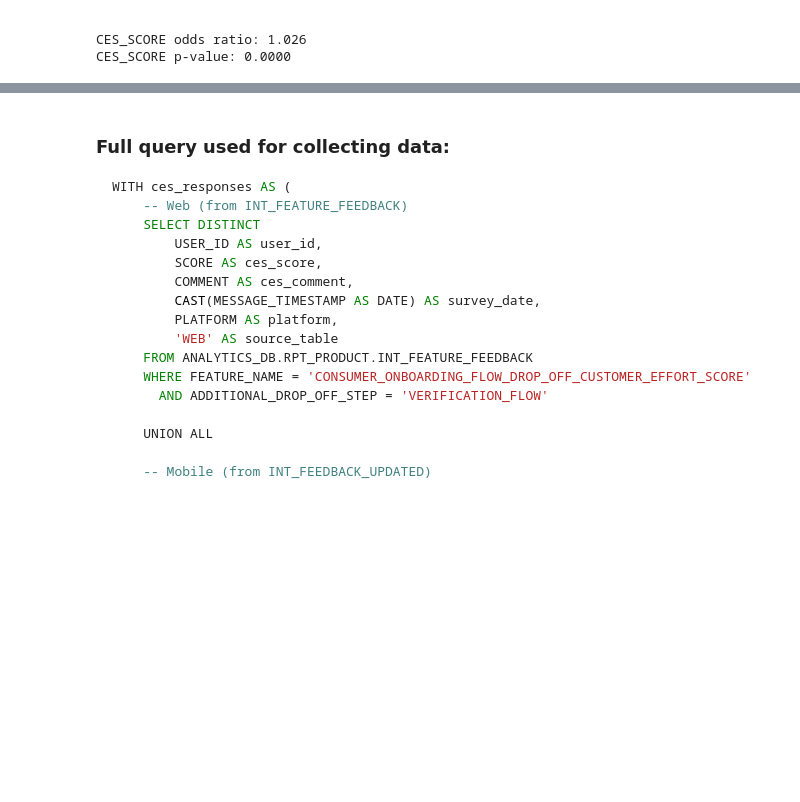
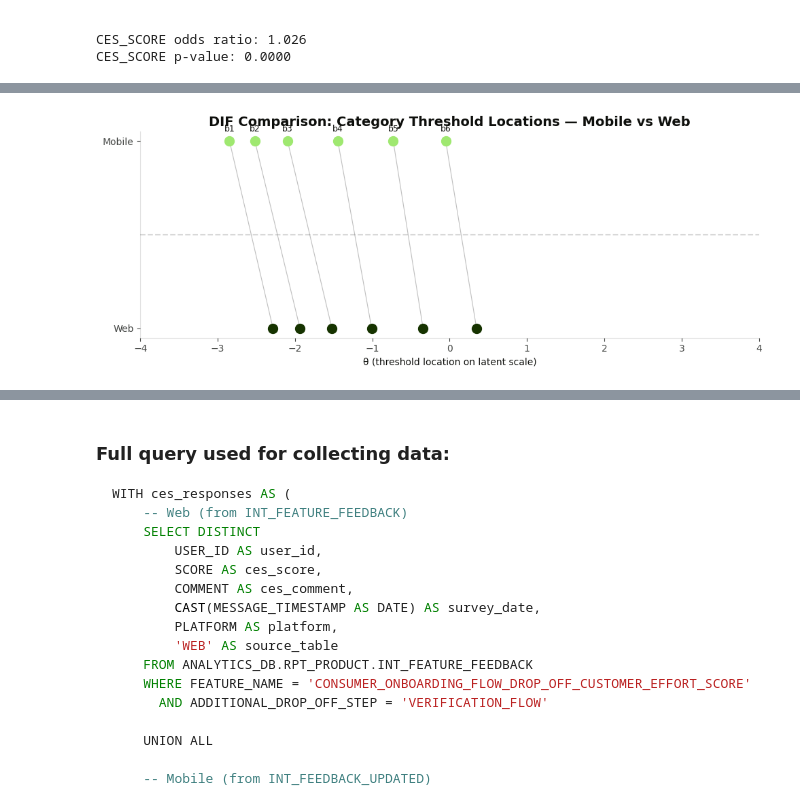
Before and after one commit to bcarroll-wise/Consumer-CES-and-Follow-On-Behavior, a Jupyter notebook: Personal CES and Transaction Followon.ipynb, the cells around one changed output, grey strips where cells are left out. Drawn from its saved outputs; the diff is of its cells as text; code cells hidden in the pictures; blank space fills up the shorter version.

```diff
--- a/Personal CES and Transaction Followon.ipynb
+++ b/Personal CES and Transaction Followon.ipynb
@@ -522,0 +755,63 @@ CES_SCORE p-value: 0.0000
+# %%
+# Differential Item Functioning (DIF): Do mobile vs web users interpret the scale differently?
+# Likelihood ratio test: compare constrained (same params) vs free (separate params) model
+
+print("=" * 70)
+print("DIFFERENTIAL ITEM FUNCTIONING — Mobile vs Web")
+print("=" * 70)
+
+# Mobile = ANDROID + iOS combined
+mobile_responses = df_irt[df_irt['PLATFORM'].isin(['ANDROID', 'IOS'])]['CES_SCORE_0'].values
+web_responses = df_irt[df_irt['PLATFORM'] == 'WEB']['CES_SCORE_0'].values
+
+a_mob, b_mob, nll_mob = fit_grm(mobile_responses)
+a_web, b_web, nll_web = fit_grm(web_responses)
+
+# Combined (constrained) model
+combined_responses = np.concatenate([mobile_responses, web_responses])
+a_comb, b_comb, nll_comb = fit_grm(combined_responses)
+
+# LR test: 2*(LL_free - LL_constrained)
+# Free model has 7 params per group (1 discrim + 6 thresh) * 2 = 14
+# Constrained has 7 params
+# df = 14 - 7 = 7
+lr_stat = 2 * (nll_comb - (nll_mob + nll_web))
+dif_df = 7
+dif_p = 1 - chi2.cdf(lr_stat, dif_df)
+
+print(f"\nMobile (n={len(mobile_responses):,}): a={a_mob:.3f}, thresholds={[f'{x:.2f}' for x in b_mob]}")
+print(f"Web    (n={len(web_responses):,}): a={a_web:.3f}, thresholds={[f'{x:.2f}' for x in b_web]}")
+print(f"\nLikelihood Ratio test:")
+print(f"  χ²({dif_df}) = {lr_stat:.2f}, p = {dif_p:.6f} {'***' if dif_p < 0.001 else '**' if dif_p < 0.01 else '*' if dif_p < 0.05 else 'ns'}")
+
+if dif_p < 0.05:
+    print(f"\n→ Significant DIF detected: mobile and web users interpret the CES scale differently.")
+    print(f"  Discrimination: mobile={a_mob:.3f} vs web={a_web:.3f} (ratio={a_mob/a_web:.2f})")
+    print(f"  Threshold shifts (mobile - web):")
+    for i, (m, w) in enumerate(zip(b_mob, b_web)):
+        shift = m - w
+        print(f"    b{i+1}: {shift:+.3f} {'← notable' if abs(shift) > 0.3 else ''}")
+else:
+    print(f"\n→ No significant DIF: platforms interpret the scale similarly.")
+
+# Visualise DIF — overlay threshold locations
+fig, ax = plt.subplots(figsize=(10, 4))
+y_mob = 1
+y_web = 0
+
+for i, (m, w) in enumerate(zip(b_mob, b_web)):
+    ax.scatter(m, y_mob, color=wise_colours.BRIGHT_GREEN, s=100, zorder=3)
+    ax.scatter(w, y_web, color=wise_colours.FOREST_GREEN, s=100, zorder=3)
+    ax.plot([m, w], [y_mob, y_web], color='grey', linewidth=0.8, alpha=0.5)
+    ax.annotate(f'b{i+1}', (m, y_mob), xytext=(0, 10), textcoords='offset points',
+                ha='center', fontsize=9)
+
+ax.set_yticks([0, 1])
+ax.set_yticklabels(['Web', 'Mobile'])
+ax.set_xlabel('θ (threshold location on latent scale)')
+ax.set_title('DIF Comparison: Category Threshold Locations — Mobile vs Web')
+ax.axhline(0.5, color='grey', linestyle='--', alpha=0.3)
+ax.set_xlim(-4, 4)
+plt.tight_layout()
+plt.show()
+# %% [output]
@@ -522,0 +837 @@ CES_SCORE p-value: 0.0000
+[figure, added]
```
Also changed, not shown: parts of 6 cells of this notebook, 4 other files.
